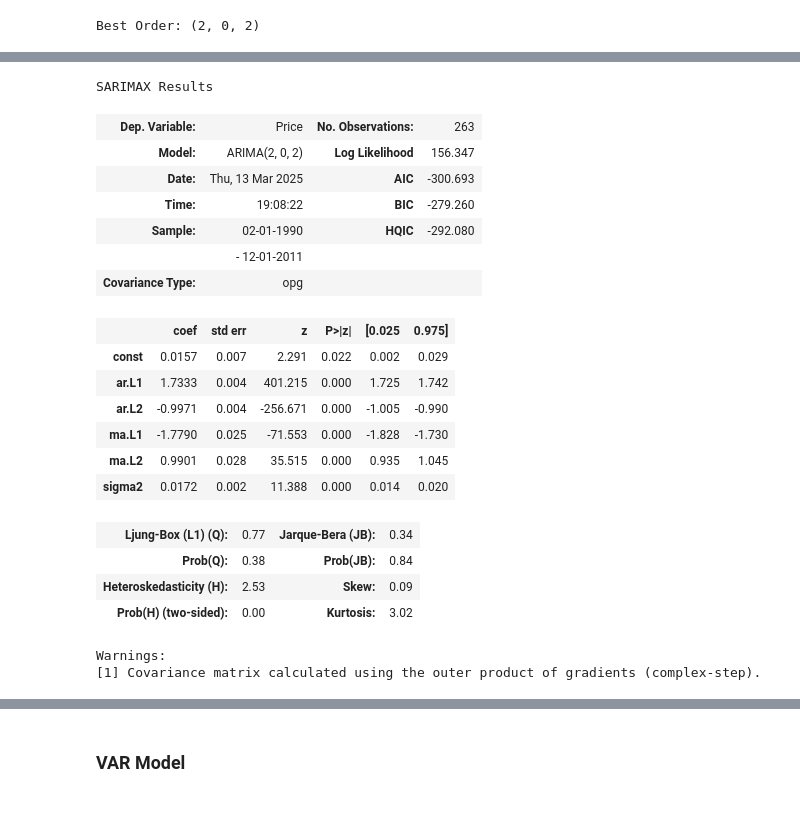
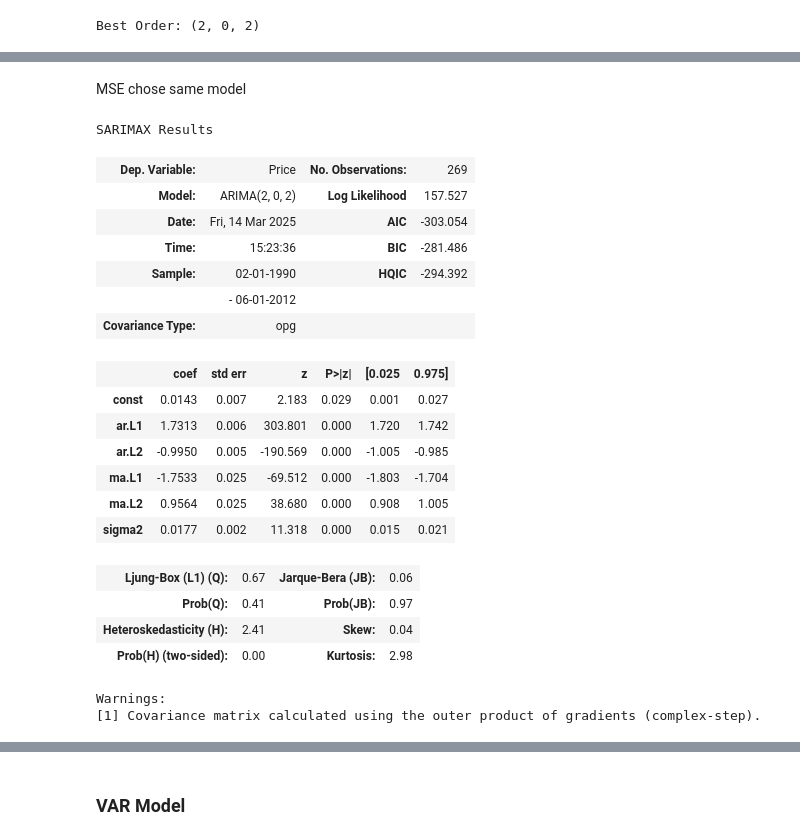
Before and after one commit to bktakacs/springboard_dsc_capstone3, a Jupyter notebook: pp-model.ipynb, the cells around one changed output, grey strips where cells are left out. Drawn from its saved outputs; the diff is of its cells as text; code cells hidden in the pictures; blank space fills up the shorter version.

```diff
--- a/pp-model.ipynb
+++ b/pp-model.ipynb
@@ -120,0 +118,17 @@ So train data is from 1990 to 2011, test data is from 2012 to 2024.
+# %%
+split = 0.65
+
+#Endogenous vars
+# normal
+train, test = train_test_split(df, train_size=split, shuffle=False)
+ytrain = train.Price; ytest = test.Price
+xtrain = train.drop(columns='Price'); xtest = test.drop(columns='Price')
+
+# differenced
+train_diff, test_diff = train_test_split(df_diff, train_size=split, shuffle=False)
+ytrain_diff = train_diff.Price; ytest_diff = test_diff.Price
+xtrain_diff = train_diff.drop(columns='Price')
+xtest_diff = test_diff.drop(columns='Price')
+
+# Exogenous vars
+extrain, extest = train_test_split(exog, train_size=split, shuffle=False)
@@ -187,30 +235,32 @@ d = 0means data was not differenced (because we already differenced it)
+# %% [markdown]
+MSE chose same model
 # %%
 forecast_length = 36 # forecast 3 years
 
-model = ARIMA(ytrain_diff, order=best_order_price)
-model_fit = model.fit()
-forecast = model_fit.forecast(steps=forecast_length)
-model_fit.summary()
+model_arima1 = ARIMA(ytrain_diff, order=best_order_price)
+model_arima_fit1 = model_arima1.fit()
+forecast_arima1 = model_arima_fit1.forecast(steps=forecast_length)
+model_arima_fit1.summary()
 # %% [output]
 SARIMAX Results
-| Dep. Variable: | Price | No. Observations: | 263 |
-| Model: | ARIMA(2, 0, 2) | Log Likelihood | 156.347 |
-| Date: | Thu, 13 Mar 2025 | AIC | -300.693 |
-| Time: | 19:08:22 | BIC | -279.260 |
-| Sample: | 02-01-1990 | HQIC | -292.080 |
-|  | - 12-01-2011 |  |  |
+| Dep. Variable: | Price | No. Observations: | 269 |
+| Model: | ARIMA(2, 0, 2) | Log Likelihood | 157.527 |
+| Date: | Fri, 14 Mar 2025 | AIC | -303.054 |
+| Time: | 15:23:36 | BIC | -281.486 |
+| Sample: | 02-01-1990 | HQIC | -294.392 |
+|  | - 06-01-2012 |  |  |
 | Covariance Type: | opg |  |  |
 |  | coef | std err | z | P>|z| | [0.025 | 0.975] |
-| const | 0.0157 | 0.007 | 2.291 | 0.022 | 0.002 | 0.029 |
-| ar.L1 | 1.7333 | 0.004 | 401.215 | 0.000 | 1.725 | 1.742 |
-| ar.L2 | -0.9971 | 0.004 | -256.671 | 0.000 | -1.005 | -0.990 |
-| ma.L1 | -1.7790 | 0.025 | -71.553 | 0.000 | -1.828 | -1.730 |
-| ma.L2 | 0.9901 | 0.028 | 35.515 | 0.000 | 0.935 | 1.045 |
-| sigma2 | 0.0172 | 0.002 | 11.388 | 0.000 | 0.014 | 0.020 |
+| const | 0.0143 | 0.007 | 2.183 | 0.029 | 0.001 | 0.027 |
+| ar.L1 | 1.7313 | 0.006 | 303.801 | 0.000 | 1.720 | 1.742 |
+| ar.L2 | -0.9950 | 0.005 | -190.569 | 0.000 | -1.005 | -0.985 |
+| ma.L1 | -1.7533 | 0.025 | -69.512 | 0.000 | -1.803 | -1.704 |
+| ma.L2 | 0.9564 | 0.025 | 38.680 | 0.000 | 0.908 | 1.005 |
+| sigma2 | 0.0177 | 0.002 | 11.318 | 0.000 | 0.015 | 0.021 |
-| Ljung-Box (L1) (Q): | 0.77 | Jarque-Bera (JB): | 0.34 |
-| Prob(Q): | 0.38 | Prob(JB): | 0.84 |
-| Heteroskedasticity (H): | 2.53 | Skew: | 0.09 |
-| Prob(H) (two-sided): | 0.00 | Kurtosis: | 3.02 |
+| Ljung-Box (L1) (Q): | 0.67 | Jarque-Bera (JB): | 0.06 |
+| Prob(Q): | 0.41 | Prob(JB): | 0.97 |
+| Heteroskedasticity (H): | 2.41 | Skew: | 0.04 |
+| Prob(H) (two-sided): | 0.00 | Kurtosis: | 2.98 |
 Warnings:
 [1] Covariance matrix calculated using the outer product of gradients (complex-step).
 # %%
```
Also changed, not shown: parts of 26 cells of this notebook.
